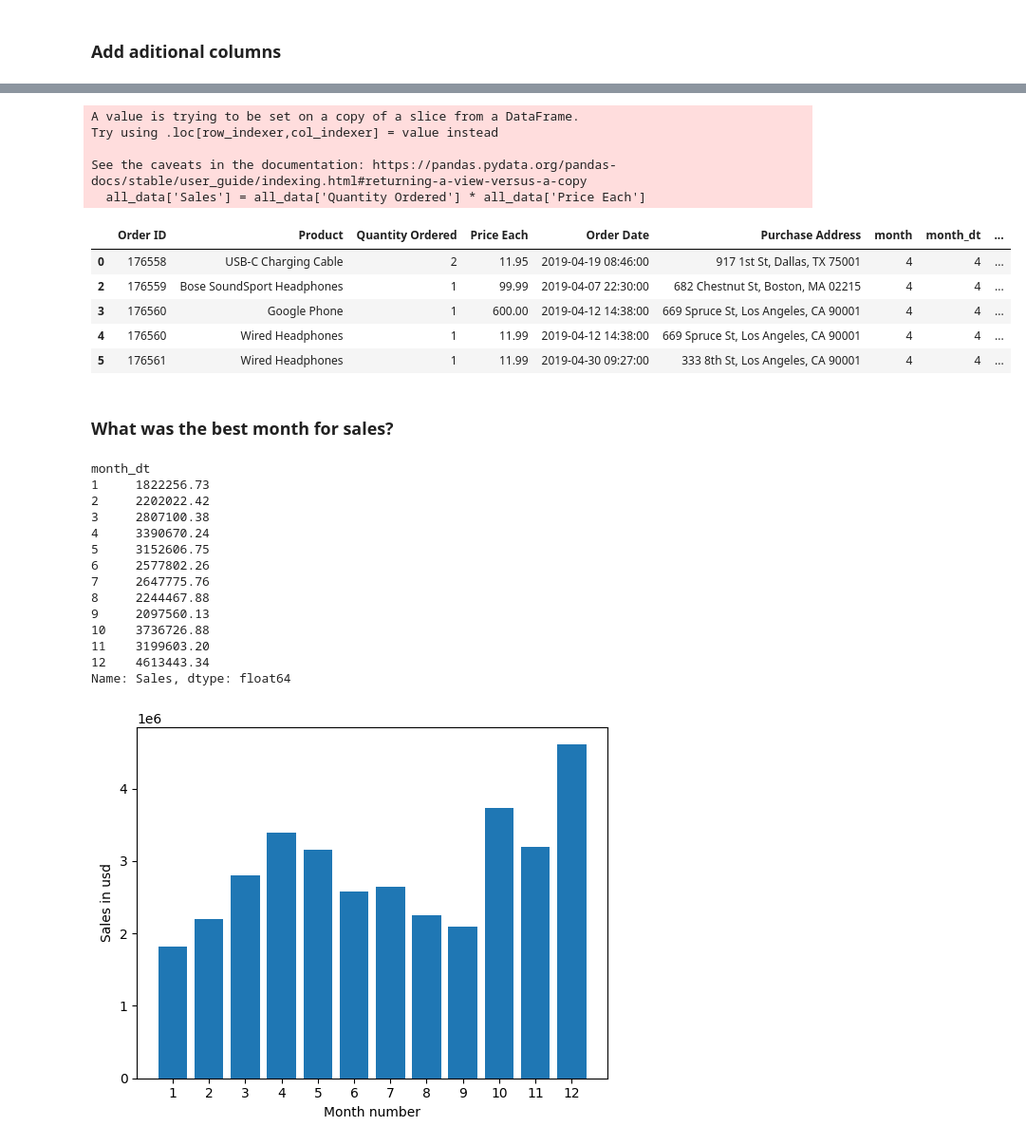
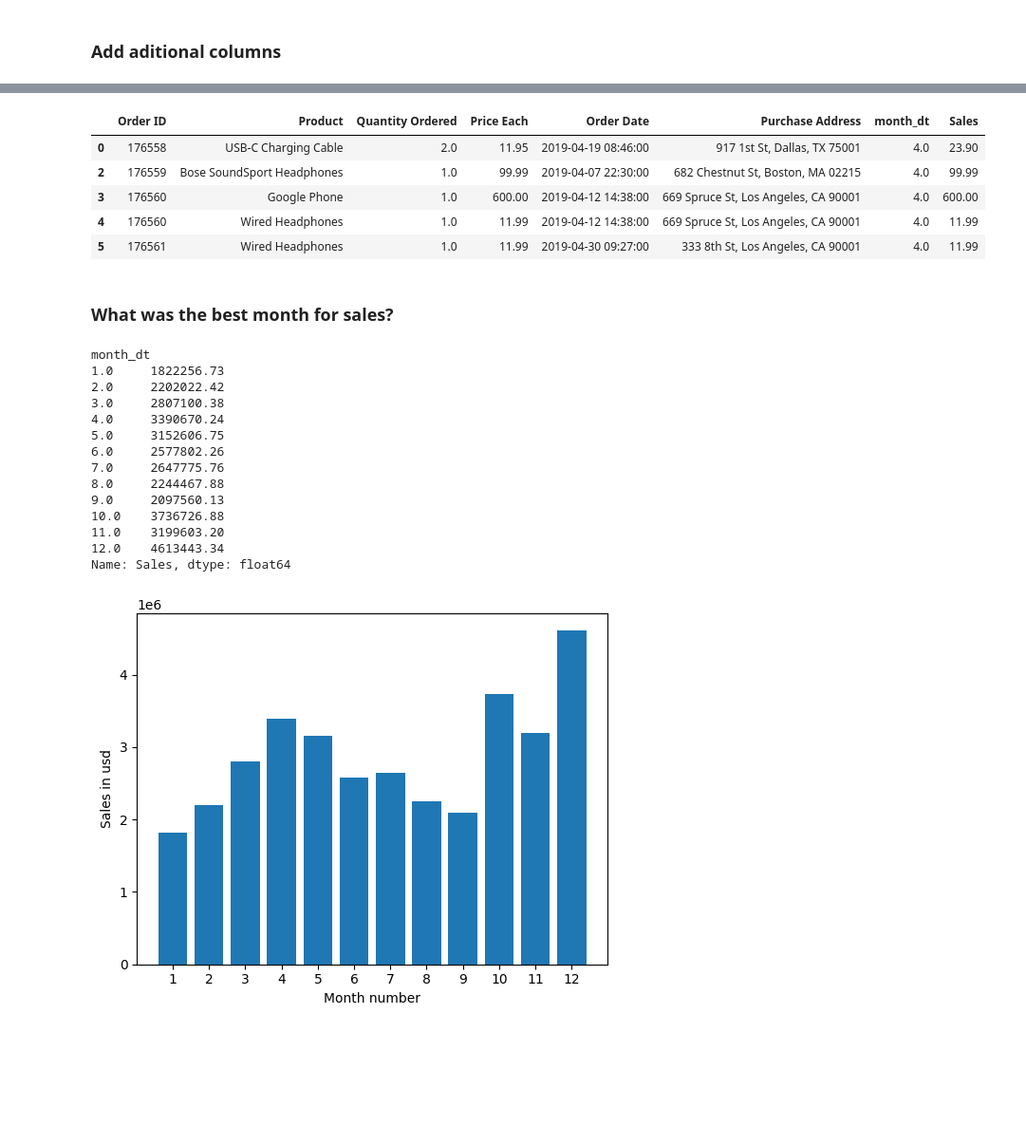
Before and after one commit to Thomas-Parra/sales-data-analysis, a Jupyter notebook: sales_analysis.ipynb, the cells around one changed output, grey strips where cells are left out. Shown at 95% size. Drawn from its saved outputs; the diff is of its cells as text; code cells hidden in the pictures; blank space fills up the shorter version.

```diff
--- a/sales_analysis.ipynb
+++ b/sales_analysis.ipynb
@@ -80,6 +80,6 @@ nan_df
 | 186826 | NaN | NaN | NaN | NaN | NaN | NaN |
 545 rows × 6 columns
 # %%
-all_data = all_data.dropna(how='all')
-all_data
+all_data = all_data.dropna(how='any')
+all_data.info()
 # %% [output]
@@ -111,7 +108,8 @@ Sales               0
 dtype: int64
 # %%
-# Convert columns to the correct data type
+# Convert columns to the correct data type.
 
-all_data['Quantity Ordered'] = pd.to_numeric(all_data['Quantity Ordered'])
-all_data['Price Each'] = pd.to_numeric(all_data['Price Each'])
-all_data.info()
+
+all_data['Quantity Ordered'] = pd.to_numeric(all_data['Quantity Ordered'], errors='coerce')
+all_data['Price Each'] = pd.to_numeric(all_data['Price Each'], errors='coerce')
+all_data['Order Date'] = pd.to_datetime(all_data['Order Date'],errors='coerce')
@@ -166,8 +118,6 @@ OSError: could not get source code
 # %%
 # Add month column
 
-all_data['month'] = all_data['Order Date'].str[:2]
-all_data = all_data[all_data['Order Date'].str[:2] != 'Or' ]
-all_data['month'] = all_data['month'].astype('int64')
+all_data['month_dt'] = all_data['Order Date'].dt.month
 all_data.head()
 # %% [output]
@@ -203,7 +129,0 @@ memory usage: 12.8+ MB
-# %%
-# Add month colun 2nd method
-
-all_data['Order Date'] = pd.to_datetime(all_data['Order Date'])
-
-all_data['month_dt'] = all_data['Order Date'].dt.month
-all_data.head()
@@ -227,39 +130,34 @@ See the caveats in the documentation: https://pandas.pydata.org/pandas-docs/stab
 # %%
 # Add a sales column
 
-all_data['Sales'] = all_data['Quantity Ordered'] * all_data['Price Each']
+all_data.loc[:, 'Sales'] = all_data['Quantity Ordered'] * all_data['Price Each']
 all_data.head()
 # %% [output]
-A value is trying to be set on a copy of a slice from a DataFrame.
-Try using .loc[row_indexer,col_indexer] = value instead
-
-See the caveats in the documentation: https://pandas.pydata.org/pandas-docs/stable/user_guide/indexing.html#returning-a-view-versus-a-copy
-  all_data['Sales'] = all_data['Quantity Ordered'] * all_data['Price Each']
-|  | Order ID | Product | Quantity Ordered | Price Each | Order Date | Purchase Address | month | month_dt | ... |
-| 0 | 176558 | USB-C Charging Cable | 2 | 11.95 | 2019-04-19 08:46:00 | 917 1st St, Dallas, TX 75001 | 4 | 4 | ... |
-| 2 | 176559 | Bose SoundSport Headphones | 1 | 99.99 | 2019-04-07 22:30:00 | 682 Chestnut St, Boston, MA 02215 | 4 | 4 | ... |
-| 3 | 176560 | Google Phone | 1 | 600.00 | 2019-04-12 14:38:00 | 669 Spruce St, Los Angeles, CA 90001 | 4 | 4 | ... |
-| 4 | 176560 | Wired Headphones | 1 | 11.99 | 2019-04-12 14:38:00 | 669 Spruce St, Los Angeles, CA 90001 | 4 | 4 | ... |
-| 5 | 176561 | Wired Headphones | 1 | 11.99 | 2019-04-30 09:27:00 | 333 8th St, Los Angeles, CA 90001 | 4 | 4 | ... |
+|  | Order ID | Product | Quantity Ordered | Price Each | Order Date | Purchase Address | month_dt | Sales |
+| 0 | 176558 | USB-C Charging Cable | 2.0 | 11.95 | 2019-04-19 08:46:00 | 917 1st St, Dallas, TX 75001 | 4.0 | 23.90 |
+| 2 | 176559 | Bose SoundSport Headphones | 1.0 | 99.99 | 2019-04-07 22:30:00 | 682 Chestnut St, Boston, MA 02215 | 4.0 | 99.99 |
+| 3 | 176560 | Google Phone | 1.0 | 600.00 | 2019-04-12 14:38:00 | 669 Spruce St, Los Angeles, CA 90001 | 4.0 | 600.00 |
+| 4 | 176560 | Wired Headphones | 1.0 | 11.99 | 2019-04-12 14:38:00 | 669 Spruce St, Los Angeles, CA 90001 | 4.0 | 11.99 |
+| 5 | 176561 | Wired Headphones | 1.0 | 11.99 | 2019-04-30 09:27:00 | 333 8th St, Los Angeles, CA 90001 | 4.0 | 11.99 |
 # %% [markdown]
 ### What was the best month for sales?
 # %%
-result_1 = all_data.groupby('month_dt').sum()['Sales']
+result_1 = all_data.groupby('month_dt').sum(numeric_only=True)['Sales']
 result_1
 # %% [output]
 month_dt
-1     1822256.73
-2     2202022.42
-3     2807100.38
-4     3390670.24
-5     3152606.75
-6     2577802.26
-7     2647775.76
-8     2244467.88
-9     2097560.13
-10    3736726.88
-11    3199603.20
-12    4613443.34
+1.0     1822256.73
+2.0     2202022.42
+3.0     2807100.38
+4.0     3390670.24
+5.0     3152606.75
+6.0     2577802.26
+7.0     2647775.76
+8.0     2244467.88
+9.0     2097560.13
+10.0    3736726.88
+11.0    3199603.20
+12.0    4613443.34
 Name: Sales, dtype: float64
 # %%
 months = range(1,13)
```
Also changed, not shown: parts of 12 cells of this notebook.
